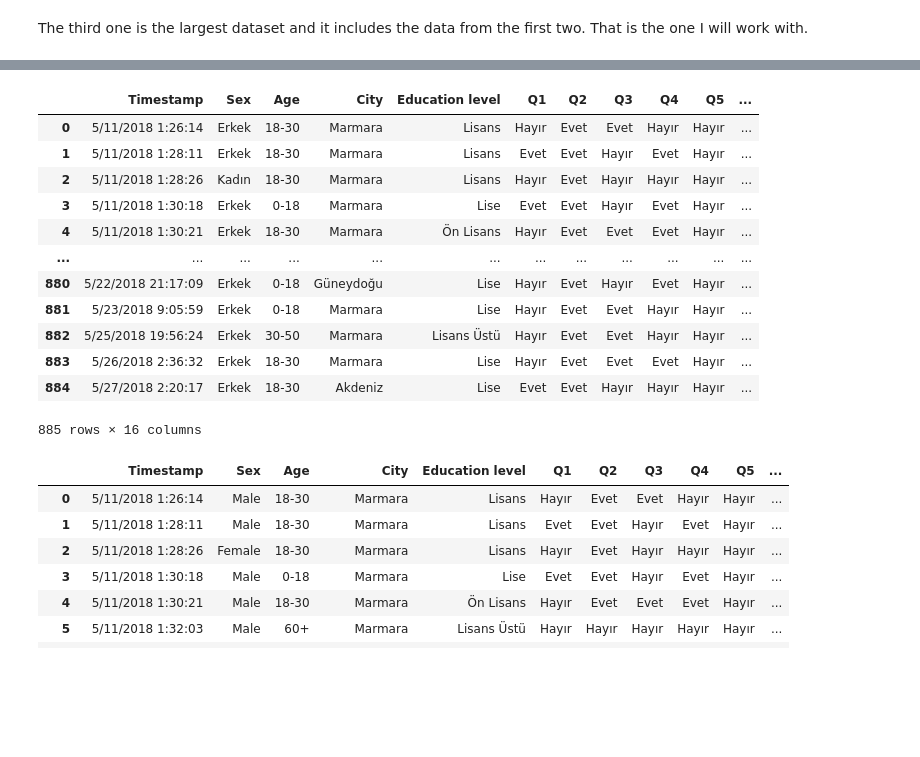
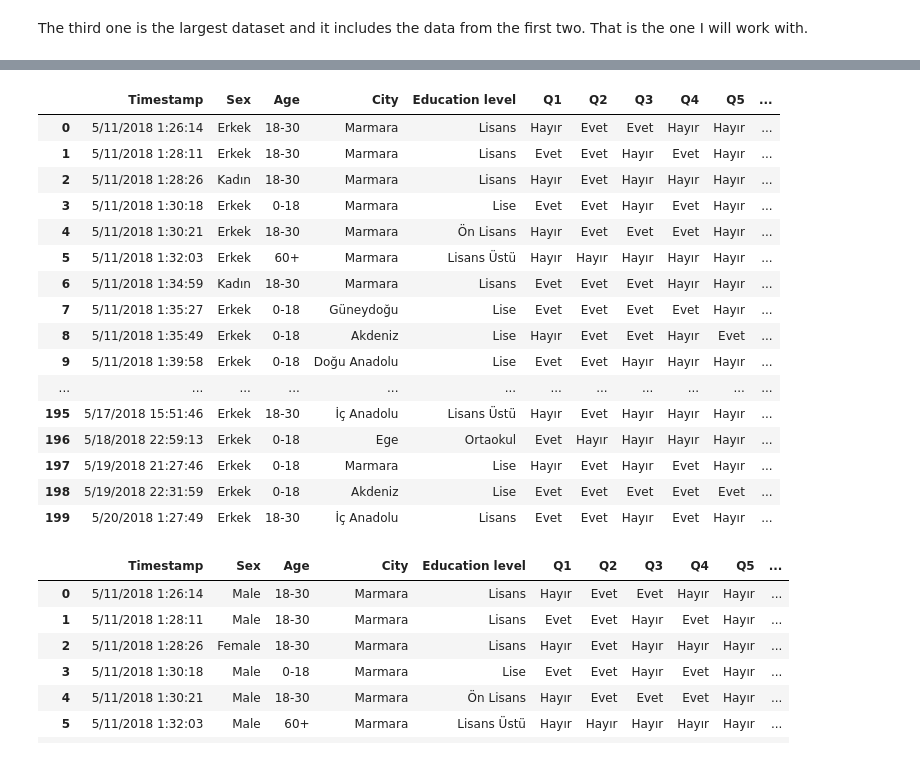
Before and after one commit to BoronII/data-analysis-visualization-sample, a Jupyter notebook: notebooks/02_Turkey_political_opinions.ipynb, the cells around one changed output, grey strips where cells are left out. Saved outputs shown, nothing was run; the diff lists cells and outputs as text; code cells hidden in the pictures; blank space fills up the shorter version.

```diff
--- a/notebooks/02_Turkey_political_opinions.ipynb
+++ b/notebooks/02_Turkey_political_opinions.ipynb
@@ -45,21 +56,25 @@ columns_eng = {'Timestamp': 'Timestamp',
 # %%
 df.columns = df.columns.map(columns_eng)
 # %%
-df
+df[0:200]
 # %% [output]
 |  | Timestamp | Sex | Age | City | Education level | Q1 | Q2 | Q3 | Q4 | Q5 | ... |
 | 0 | 5/11/2018 1:26:14 | Erkek | 18-30 | Marmara | Lisans | Hayır | Evet | Evet | Hayır | Hayır | ... |
 | 1 | 5/11/2018 1:28:11 | Erkek | 18-30 | Marmara | Lisans | Evet | Evet | Hayır | Evet | Hayır | ... |
 | 2 | 5/11/2018 1:28:26 | Kadın | 18-30 | Marmara | Lisans | Hayır | Evet | Hayır | Hayır | Hayır | ... |
 | 3 | 5/11/2018 1:30:18 | Erkek | 0-18 | Marmara | Lise | Evet | Evet | Hayır | Evet | Hayır | ... |
 | 4 | 5/11/2018 1:30:21 | Erkek | 18-30 | Marmara | Ön Lisans | Hayır | Evet | Evet | Evet | Hayır | ... |
+| 5 | 5/11/2018 1:32:03 | Erkek | 60+ | Marmara | Lisans Üstü | Hayır | Hayır | Hayır | Hayır | Hayır | ... |
+| 6 | 5/11/2018 1:34:59 | Kadın | 18-30 | Marmara | Lisans | Evet | Evet | Evet | Hayır | Hayır | ... |
+| 7 | 5/11/2018 1:35:27 | Erkek | 0-18 | Güneydoğu | Lise | Evet | Evet | Evet | Evet | Hayır | ... |
+| 8 | 5/11/2018 1:35:49 | Erkek | 0-18 | Akdeniz | Lise | Hayır | Evet | Evet | Hayır | Evet | ... |
+| 9 | 5/11/2018 1:39:58 | Erkek | 0-18 | Doğu Anadolu | Lise | Evet | Evet | Hayır | Hayır | Hayır | ... |
 | ... | ... | ... | ... | ... | ... | ... | ... | ... | ... | ... | ... |
-| 880 | 5/22/2018 21:17:09 | Erkek | 0-18 | Güneydoğu | Lise | Hayır | Evet | Hayır | Evet | Hayır | ... |
-| 881 | 5/23/2018 9:05:59 | Erkek | 0-18 | Marmara | Lise | Hayır | Evet | Evet | Hayır | Hayır | ... |
-| 882 | 5/25/2018 19:56:24 | Erkek | 30-50 | Marmara | Lisans Üstü | Hayır | Evet | Evet | Hayır | Hayır | ... |
-| 883 | 5/26/2018 2:36:32 | Erkek | 18-30 | Marmara | Lise | Hayır | Evet | Evet | Evet | Hayır | ... |
-| 884 | 5/27/2018 2:20:17 | Erkek | 18-30 | Akdeniz | Lise | Evet | Evet | Hayır | Hayır | Hayır | ... |
+| 195 | 5/17/2018 15:51:46 | Erkek | 18-30 | İç Anadolu | Lisans Üstü | Hayır | Evet | Hayır | Hayır | Hayır | ... |
+| 196 | 5/18/2018 22:59:13 | Erkek | 0-18 | Ege | Ortaokul | Evet | Hayır | Hayır | Hayır | Hayır | ... |
+| 197 | 5/19/2018 21:27:46 | Erkek | 0-18 | Marmara | Lise | Hayır | Evet | Hayır | Evet | Hayır | ... |
+| 198 | 5/19/2018 22:31:59 | Erkek | 0-18 | Akdeniz | Lise | Evet | Evet | Evet | Evet | Evet | ... |
+| 199 | 5/20/2018 1:27:49 | Erkek | 18-30 | İç Anadolu | Lisans | Evet | Evet | Hayır | Evet | Hayır | ... |
-885 rows × 16 columns
 # %%
 sex = {'Erkek': 'Male',
        'Kadın': 'Female'}
```
Also changed, not shown: parts of 2 cells of this notebook, 4 other files.
